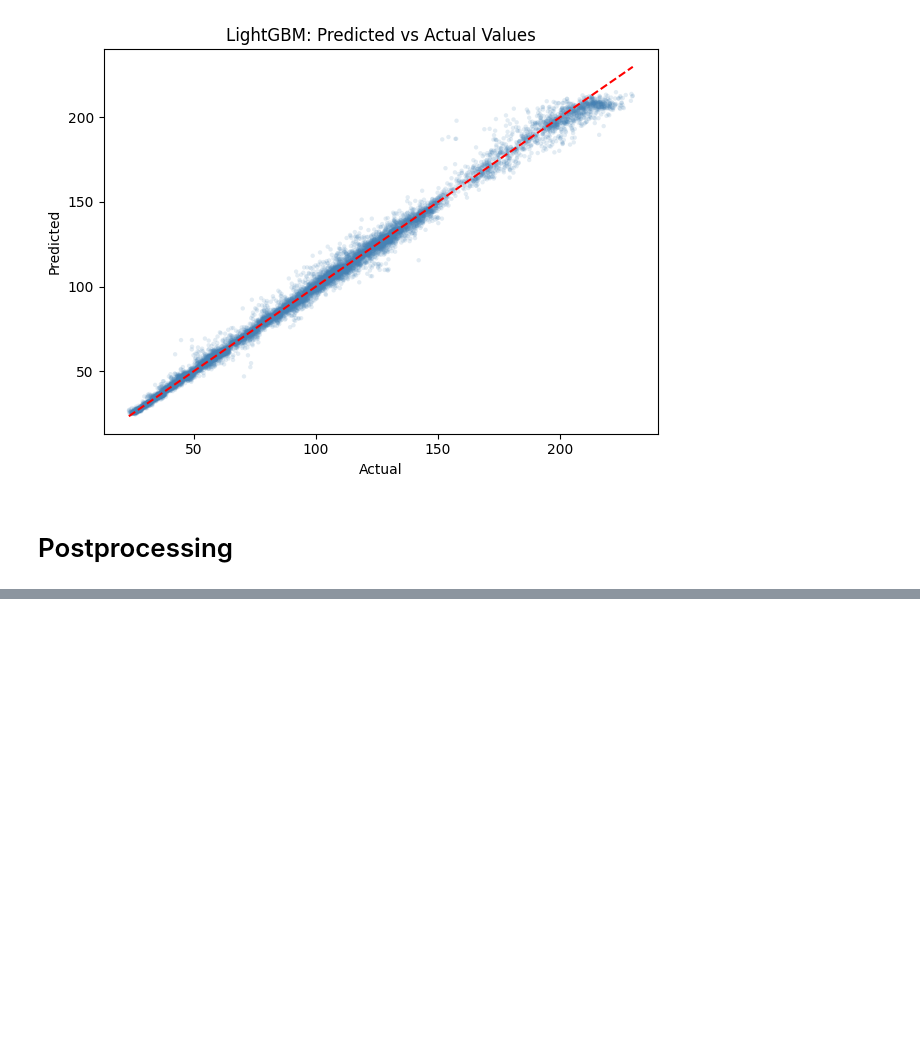
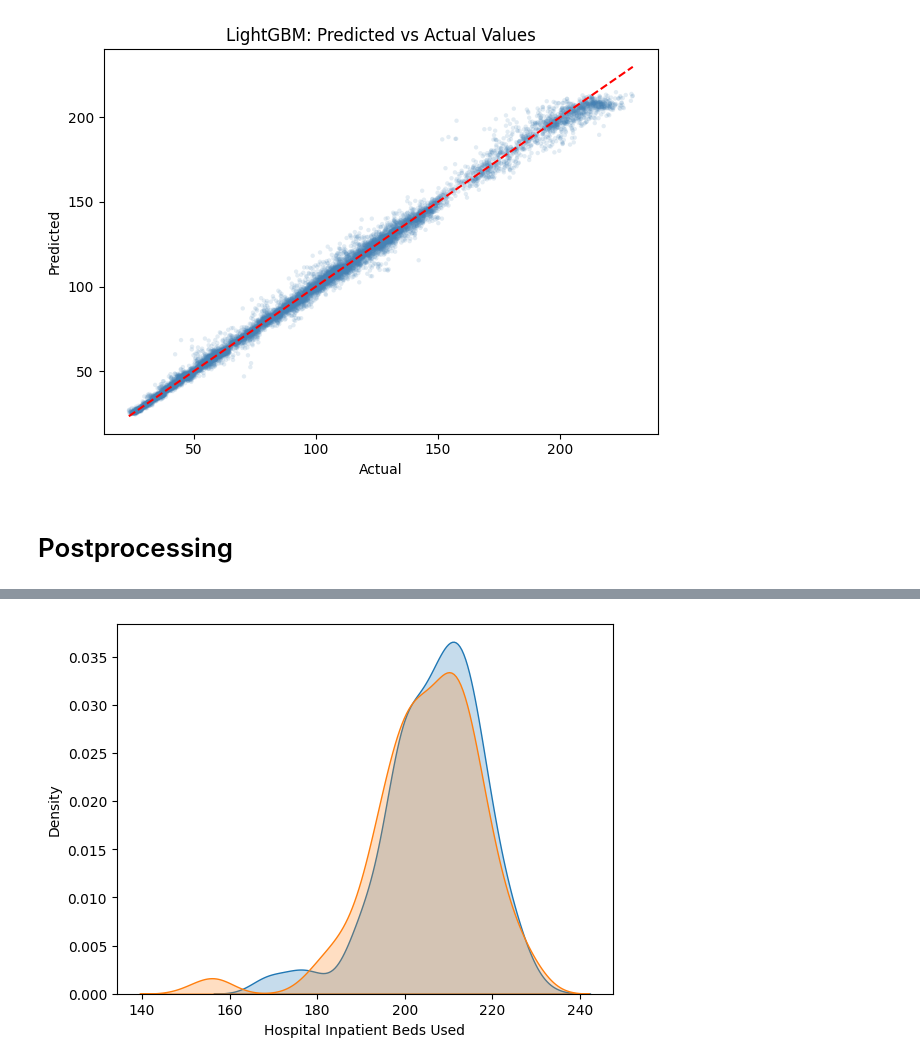
Before and after one commit to dsagher/CSE_881_Final_Project, a Jupyter notebook: combined_notebook.ipynb, the cells around one changed output, grey strips where cells are left out. Saved outputs shown, nothing was run; the diff lists cells and outputs as text; code cells hidden in the pictures; blank space fills up the shorter version.

```diff
--- a/combined_notebook.ipynb
+++ b/combined_notebook.ipynb
@@ -982,0 +844,8 @@ mitigation_watchlist[
+# %%
+sns.kdeplot(data = postprocessing[postprocessing["state"] == "DE"]["predicted_values"], fill = True)
+sns.kdeplot(data = postprocessing[postprocessing["state"] == "DE"]["hospital_inpatient_beds_used"], fill = True)
+
+plt.xlabel("Hospital Inpatient Beds Used")
+plt.show()
+# %% [output]
+[figure, added]
```
Also changed, not shown: parts of 16 cells of this notebook.
